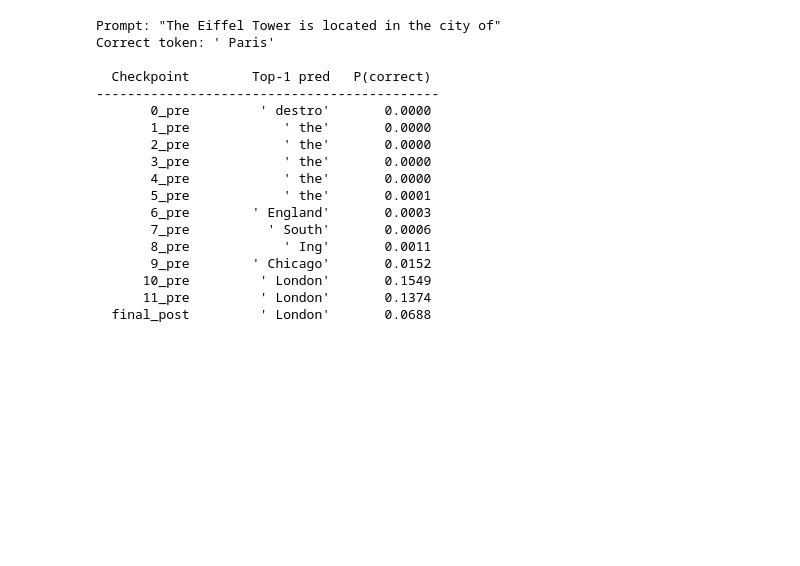
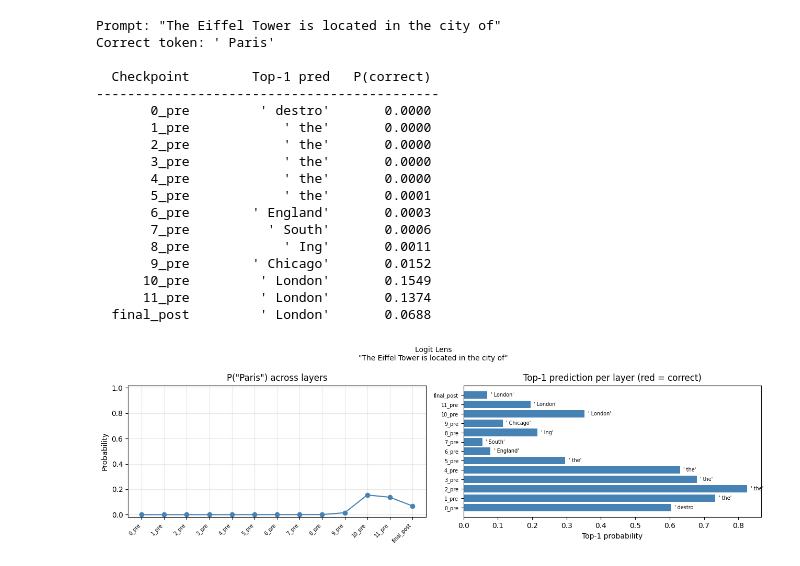
Before and after one commit to agentjakey/mechinterp-explore, a Jupyter notebook: safety_notebook.ipynb, the cells around one changed output. Saved outputs shown, nothing was run; the diff lists cells and outputs as text; code cells hidden in the pictures; blank space fills up the shorter version.

Commit message:
correct token prob. across checkpoints and top 1 prediction and prob.

```diff
--- a/safety_notebook.ipynb
+++ b/safety_notebook.ipynb
@@ -264,3 +264,31 @@ Correct token: ' Paris'
       10_pre         ' London'       0.1549
       11_pre         ' London'       0.1374
   final_post         ' London'       0.0688
+# %%
+fig, axes = plt.subplots(1, 2, figsize = (13, 4))
+fig.suptitle(f'Logit Lens\n"{LL_PROMPT}"', fontsize = 10)
+
+# Left: correct token probability across checkpoints
+axes[0].plot(range(len(labels)), correct_probs, 'o-', color = 'steelblue')
+axes[0].set_xticks(range(len(labels)))
+axes[0].set_xticklabels(labels, rotation = 45, ha = 'right', fontsize = 7)
+axes[0].set_ylabel('Probability')
+axes[0].set_title(f'P("{LL_CORRECT.strip()}") across layers')
+axes[0].set_ylim(-0.02, 1.02)
+axes[0].grid(True, alpha = 0.3)
+
+# Right: top-1 prediction and its probability at each checkpoint
+colors = ['red' if t == LL_CORRECT else 'steelblue' for t in top1]
+axes[1].barh(range(len(labels)), top1_probs, color = colors)
+for i, tok in enumerate(top1):
+    axes[1].text(top1_probs[i] + 0.01, i, repr(tok), va = 'center', fontsize = 7)
+axes[1].set_yticks(range(len(labels)))
+axes[1].set_yticklabels(labels, fontsize = 7)
+axes[1].set_xlabel('Top-1 probability')
+axes[1].set_title('Top-1 prediction per layer (red = correct)')
+
+plt.tight_layout()
+plt.savefig('figures/logit_lens.png', dpi = 120, bbox_inches = 'tight')
+plt.show()
+# %% [output]
+[figure, added]
```
Also changed, not shown: 1 other file.
